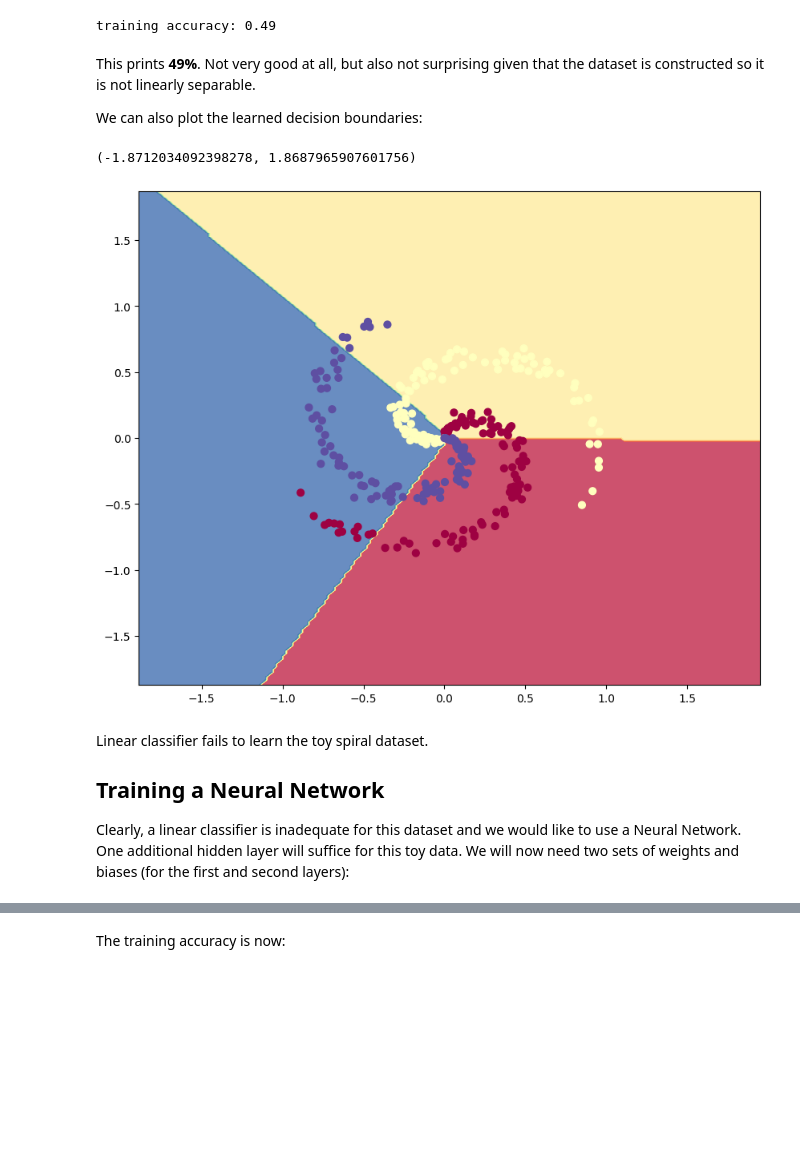
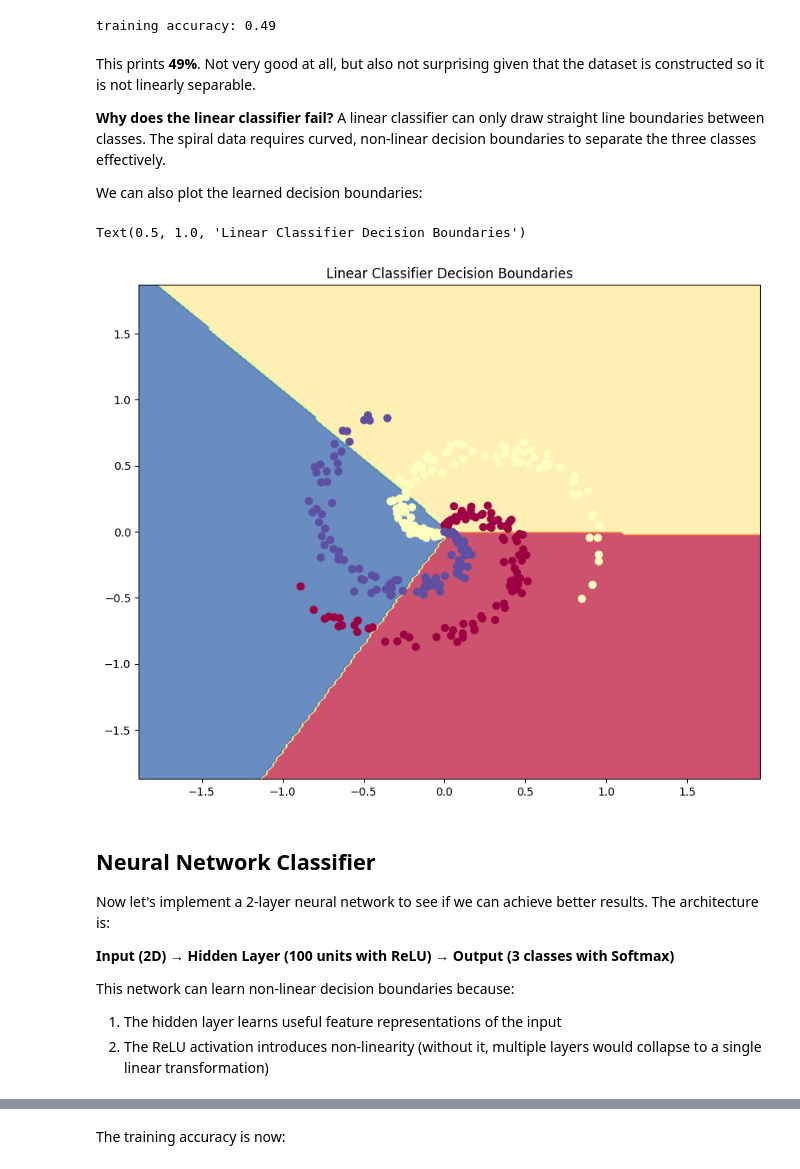
Before and after one commit to cs-txst/cs4337-fall2025, a Jupyter notebook: 13-minimal_neural_net.ipynb, the cells around one changed output, grey strips where cells are left out. Cells and saved outputs as stored; diff of their text form; code cells hidden in the pictures; blank space fills up the shorter version.

Commit message:
Improve minimal neural network documentation.

```diff
--- a/13-minimal_neural_net.ipynb
+++ b/13-minimal_neural_net.ipynb
@@ -52,16 +60,32 @@ Normally we would want to preprocess the dataset so that each feature has zero m
 
 We will use the Softmax activation function ($\sigma(\mathbf{z})_i = \frac{e^{z_i}}{\sum_{j=1}^K e^{z_j}}$) to convert the classifier output into probabilities and the [Cross-Entropy Loss](https://towardsdatascience.com/cross-entropy-loss-function-f38c4ec8643e) ($L(x,y) = -\sum_{j} y_j \log p(c_j|x)$) to calculate the loss for a given set of weights W.
 # %%
-from math import log2
+# Numpy version of Softmax function
+def softmax_numpy(scores):
+    """
+    Convert class scores to probabilities using softmax.
 
-#Numpy version of Softmax function
-def softmax_numpy(scores):
-    return np.exp(scores) / np.sum(np.exp(scores), axis=1, keepdims=True) # [N x K]
+    Parameters:
+        scores: array of shape [N x K] where N is number of examples, K is number of classes
+    Returns:
+        probs: array of shape [N x K] with probabilities for each class
+    """
+    return np.exp(scores) / np.sum(np.exp(scores), axis=1, keepdims=True)  # [N x K]
 
-# calculate average cross-entropy loss
+# Calculate average cross-entropy loss
 def cross_entropy_loss(probs, y):
-    corect_logprobs = -np.log(probs[range(num_examples),y])
-    loss = np.sum(corect_logprobs)/num_examples
+    """
+    Compute the cross-entropy loss.
+
+    Parameters:
+        probs: predicted probabilities of shape [N x K]
+        y: true class labels of shape [N]
+    Returns:
+        loss: scalar value representing average loss
+    """
+    num_examples = probs.shape[0]
+    correct_log_probs = -np.log(probs[range(num_examples), y])
+    loss = np.sum(correct_log_probs) / num_examples
     return loss
 # %% [markdown]
 **Softmax Activation Function**: For a given class score vector `z`, the softmax function calculates the probability `p_i` for each class `i` as follows:
@@ -165,30 +190,37 @@ training accuracy: 0.49
 # %% [markdown]
 This prints __49%__. Not very good at all, but also not surprising given that the dataset is constructed so it is not linearly separable.
 
+**Why does the linear classifier fail?** A linear classifier can only draw straight line boundaries between classes. The spiral data requires curved, non-linear decision boundaries to separate the three classes effectively.
+
 We can also plot the learned decision boundaries:
 # %%
-# plot the resulting classifier
-h = 0.02
+# Plot the resulting classifier
+grid_step = 0.02  # Resolution of the decision boundary mesh
 x_min, x_max = X[:, 0].min() - 1, X[:, 0].max() + 1
 y_min, y_max = X[:, 1].min() - 1, X[:, 1].max() + 1
-xx, yy = np.meshgrid(np.arange(x_min, x_max, h),
-                     np.arange(y_min, y_max, h))
+xx, yy = np.meshgrid(np.arange(x_min, x_max, grid_step),
+                     np.arange(y_min, y_max, grid_step))
 Z = np.dot(np.c_[xx.ravel(), yy.ravel()], W) + b
 Z = np.argmax(Z, axis=1)
 Z = Z.reshape(xx.shape)
 fig = plt.figure()
 plt.contourf(xx, yy, Z, cmap=plt.cm.Spectral, alpha=0.8)
 plt.scatter(X[:, 0], X[:, 1], c=y, s=40, cmap=plt.cm.Spectral)
 plt.xlim(xx.min(), xx.max())
 plt.ylim(yy.min(), yy.max())
+plt.title('Linear Classifier Decision Boundaries')
 #fig.savefig('spiral_linear.png')
 # %% [output]
-(-1.8712034092398278, 1.8687965907601756)
+Text(0.5, 1.0, 'Linear Classifier Decision Boundaries')
-[figure, old version]
+[figure, new version]
-# %% [markdown]
-Linear classifier fails to learn the toy spiral dataset.
-
-## Training a Neural Network
-
-Clearly, a linear classifier is inadequate for this dataset and we would like to use a Neural Network. One additional hidden layer will suffice for this toy data. We will now need two sets of weights and biases (for the first and second layers):
+# %% [markdown]
+## Neural Network Classifier
+
+Now let's implement a 2-layer neural network to see if we can achieve better results. The architecture is:
+
+**Input (2D) → Hidden Layer (100 units with ReLU) → Output (3 classes with Softmax)**
+
+This network can learn non-linear decision boundaries because:
+1. The hidden layer learns useful feature representations of the input
+2. The ReLU activation introduces non-linearity (without it, multiple layers would collapse to a single linear transformation)
 # %%
```
Also changed, not shown: parts of 12 cells of this notebook.
